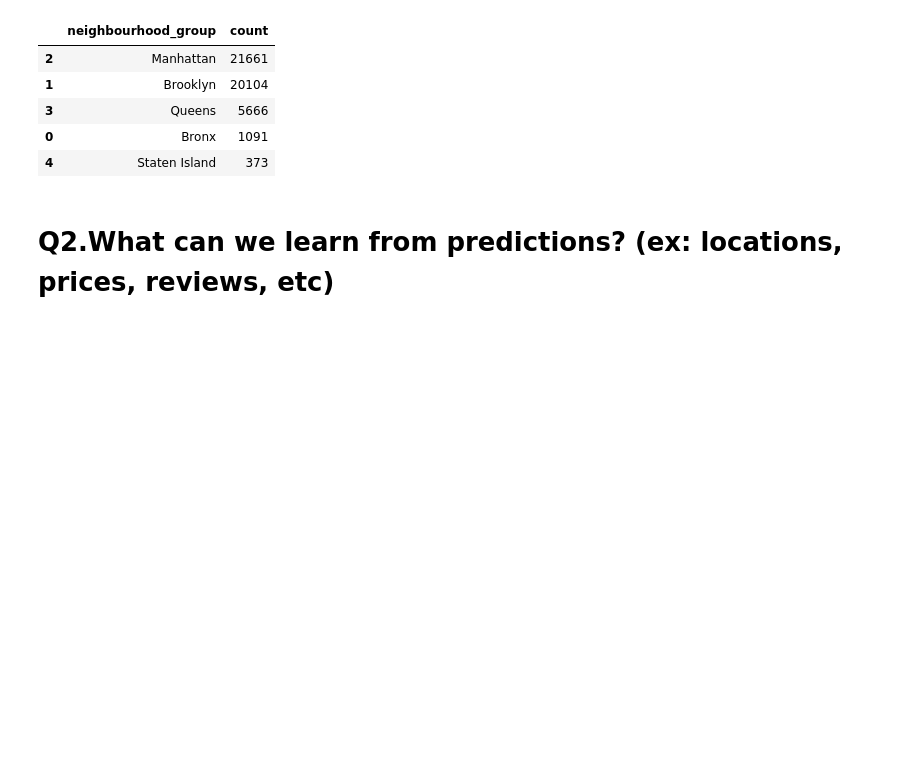
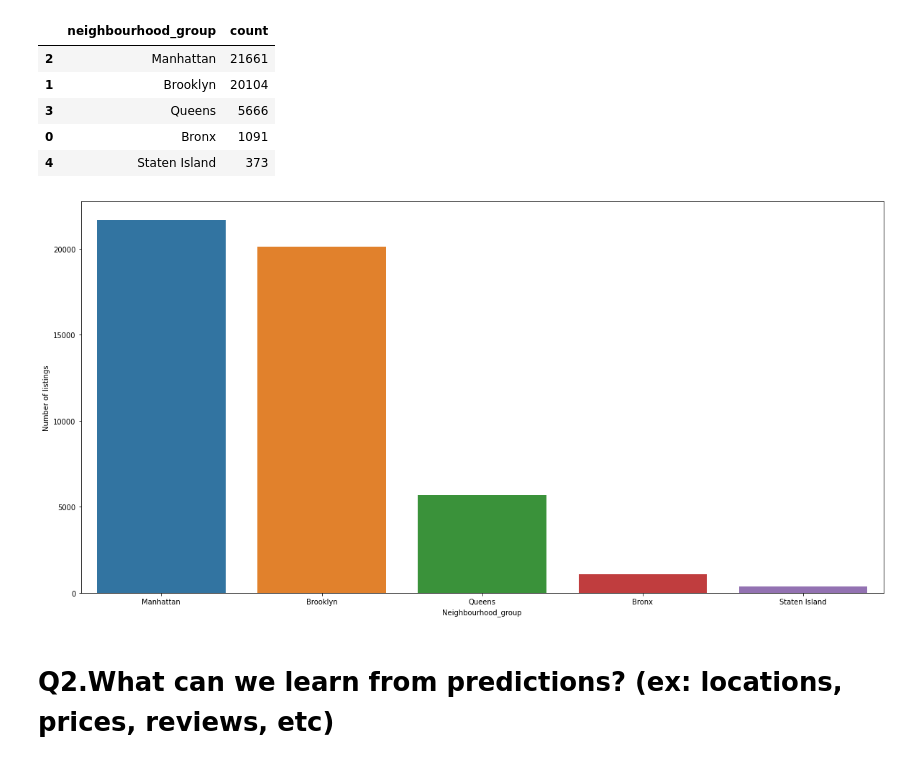
Before and after one commit to sidds4474/Airbnb-Bookings-Analysis--EDA, a Jupyter notebook: Copy_of_Airbnb_Bookings_Analysis_Capstone_Project.ipynb, the cells around one changed output. Cells and saved outputs as stored; diff of their text form; code cells hidden in the pictures; blank space fills up the shorter version.

Commit message:
Added new graphs for visualization

```diff
--- a/Copy_of_Airbnb_Bookings_Analysis_Capstone_Project.ipynb
+++ b/Copy_of_Airbnb_Bookings_Analysis_Capstone_Project.ipynb
@@ -276,6 +279,17 @@ top_host
 15342 rows × 3 columns
 # %% [markdown]
 ## Conclusion : Sonder (NYC)	has 327 listing in Manhattan	which is the highest.
+# %%
+# Visualizing no. of listings vs hosts
+# plt.rcParams['figure.figsize']=(12,6)
+# host_name=top_host['host_name']
+# host_listing=top_host['calculated_host_listings_count']
+# sns.barplot(host_name,host_listing)
+# plt.title('Host with max listings')
+# plt.show()
+
+
+plt.rcParams['figure.figsize']=(12,6)
 # %%
 # 7-8
 # 3 type of analysis --- 3 type of graph (bar,pie,histogram)
@@ -313,6 +327,15 @@ neighbourhood_list.head()
 | 3 | Queens | 5666 |
 | 0 | Bronx | 1091 |
 | 4 | Staten Island | 373 |
+# %%
+plt.rcParams['figure.figsize']=(20,10)
+list=sns.barplot(x=neighbourhood_list['neighbourhood_group'],y=neighbourhood_list['count'],data=neighbourhood_list)
+list.set_xlabel('Neighbourhood_group')
+list.set_ylabel('Number of listings')
+plt.show()
+#plotly
+# %% [output]
+[figure, added]
 # %% [markdown]
 # **Q2.What can we learn from predictions? (ex: locations, prices, reviews, etc)**
 # %%
```
Also changed, not shown: parts of 7 cells of this notebook.
